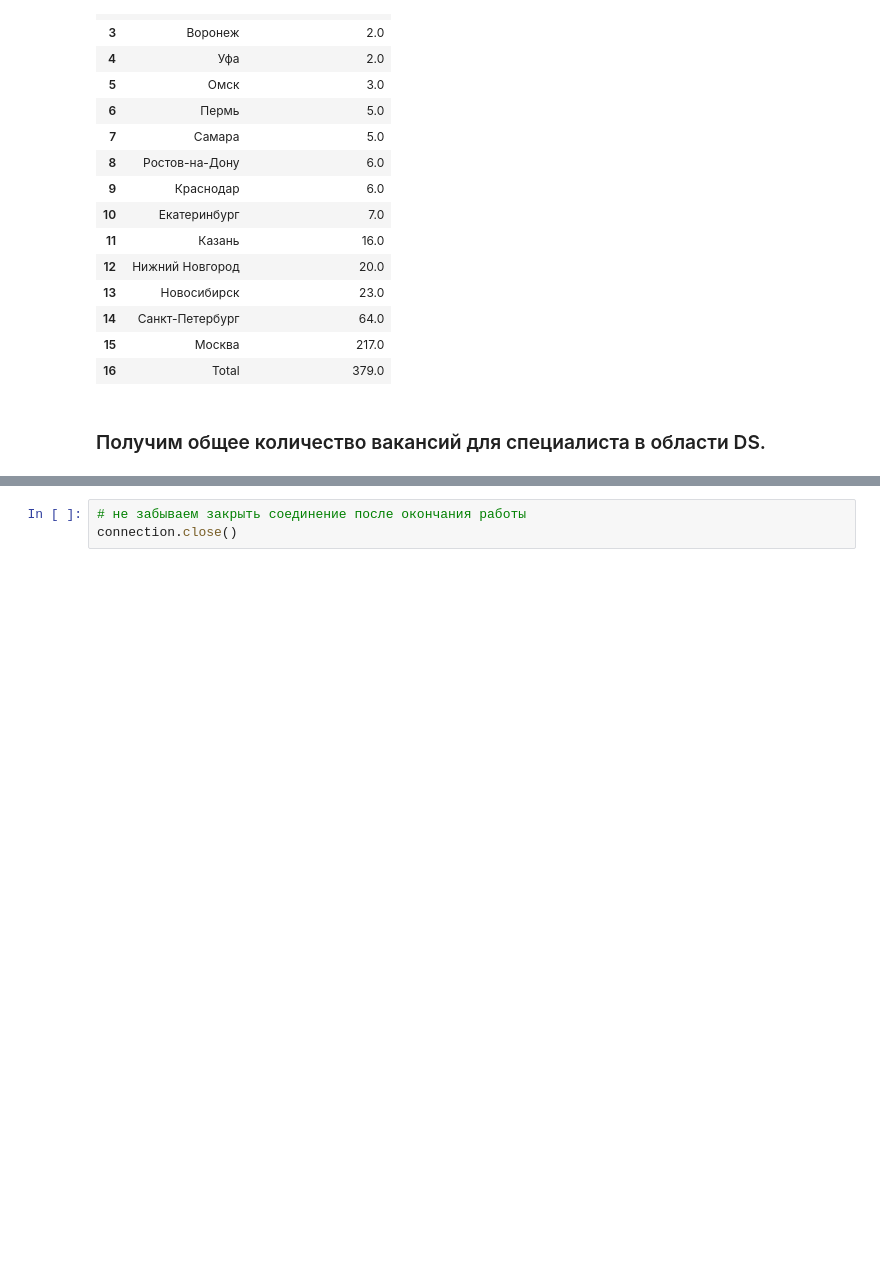
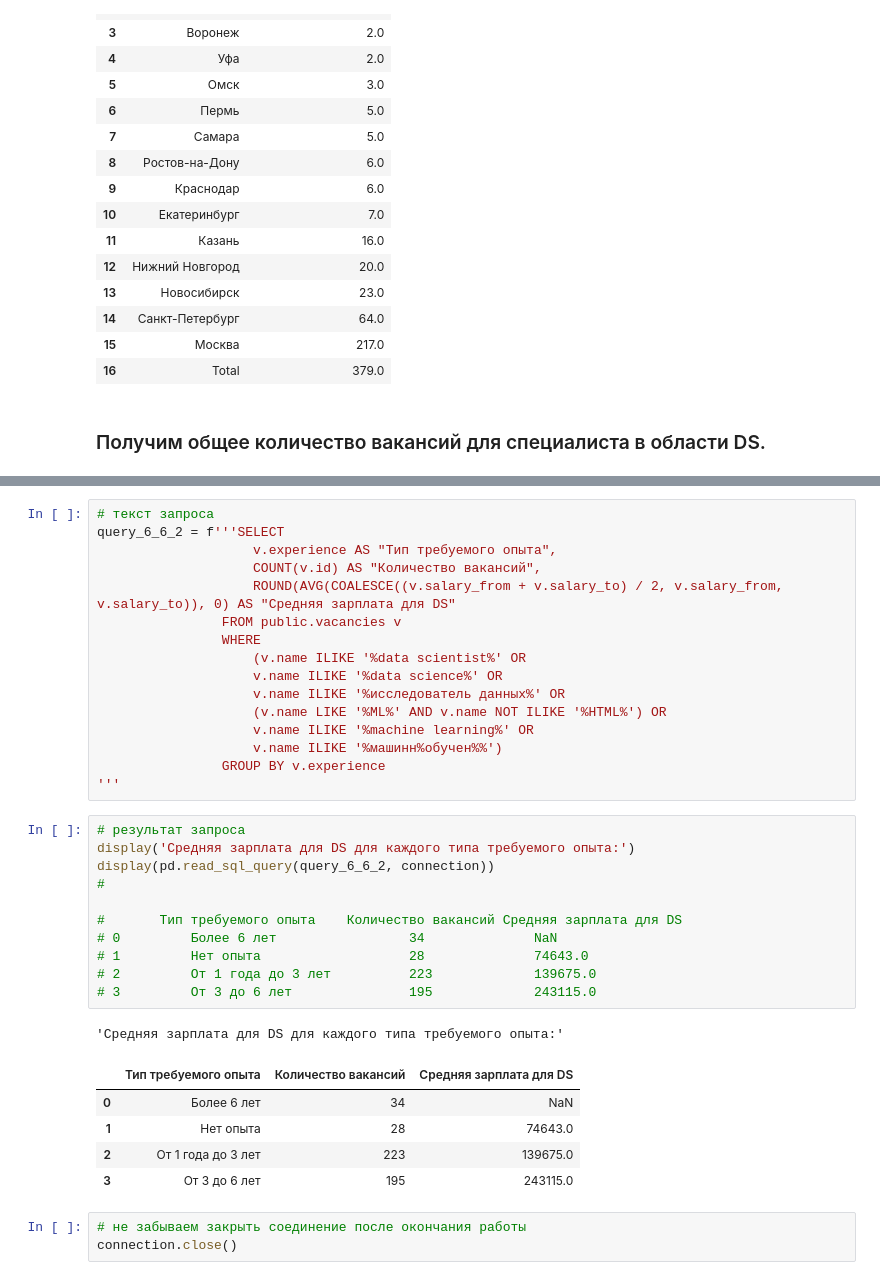
Before and after one commit to st-pavel/Job-Vacancy-Analysis-Project-from-HeadHunter, a Jupyter notebook: project_2_notebook.ipynb, the cells around one changed output, grey strips where cells are left out. Drawn from its saved outputs; the diff is of its cells as text; blank space fills up the shorter version.

```diff
--- a/project_2_notebook.ipynb
+++ b/project_2_notebook.ipynb
@@ -1122,3 +1170,37 @@ display(pd.read_sql_query(query_6_2_2, connection))
+# %%
+# текст запроса
+query_6_6_2 = f'''SELECT
+                    v.experience AS "Тип требуемого опыта",
+                    COUNT(v.id) AS "Количество вакансий",
+                    ROUND(AVG(COALESCE((v.salary_from + v.salary_to) / 2, v.salary_from, v.salary_to)), 0) AS "Средняя зарплата для DS"
+                FROM public.vacancies v
+                WHERE
+                    (v.name ILIKE '%data scientist%' OR
+                    v.name ILIKE '%data science%' OR
+                    v.name ILIKE '%исследователь данных%' OR
+                    (v.name LIKE '%ML%' AND v.name NOT ILIKE '%HTML%') OR
+                    v.name ILIKE '%machine learning%' OR
+                    v.name ILIKE '%машинн%обучен%%')
+                GROUP BY v.experience
+'''
+# %%
+# результат запроса
+display('Средняя зарплата для DS для каждого типа требуемого опыта:')
+display(pd.read_sql_query(query_6_6_2, connection))
+#
+
+#       Тип требуемого опыта	Количество вакансий	Средняя зарплата для DS
+# 0	        Более 6 лет	                34	            NaN
+# 1	        Нет опыта	                28	            74643.0
+# 2	        От 1 года до 3 лет	        223	            139675.0
+# 3	        От 3 до 6 лет	            195	            243115.0
+# %% [output]
+'Средняя зарплата для DS для каждого типа требуемого опыта:'
+|  | Тип требуемого опыта | Количество вакансий | Средняя зарплата для DS |
+| 0 | Более 6 лет | 34 | NaN |
+| 1 | Нет опыта | 28 | 74643.0 |
+| 2 | От 1 года до 3 лет | 223 | 139675.0 |
+| 3 | От 3 до 6 лет | 195 | 243115.0 |
 # %%
 # не забываем закрыть соединение после окончания работы
 connection.close()
```
Also changed, not shown: parts of 20 cells of this notebook, 1 other file.
